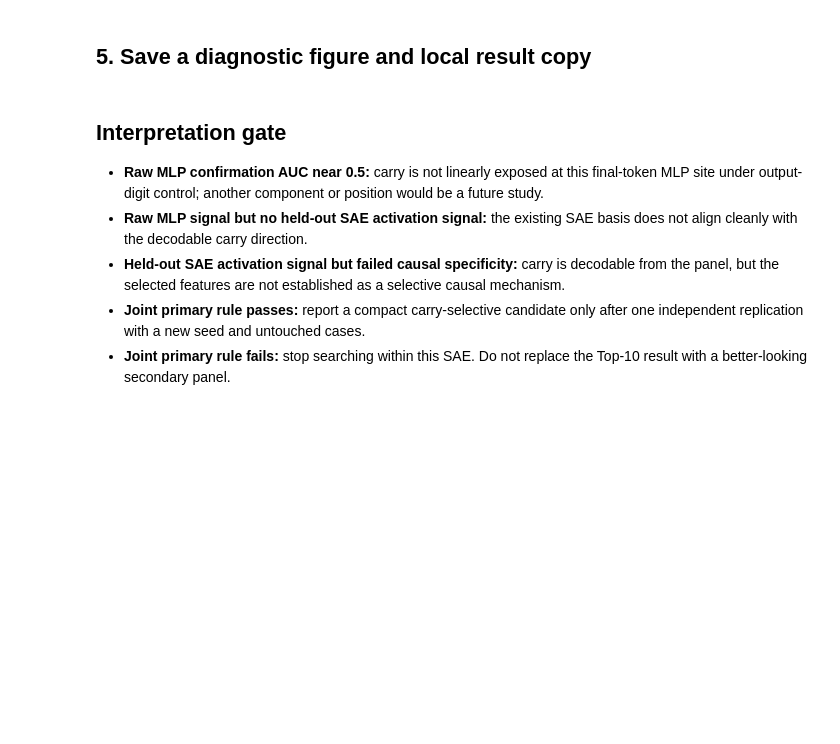
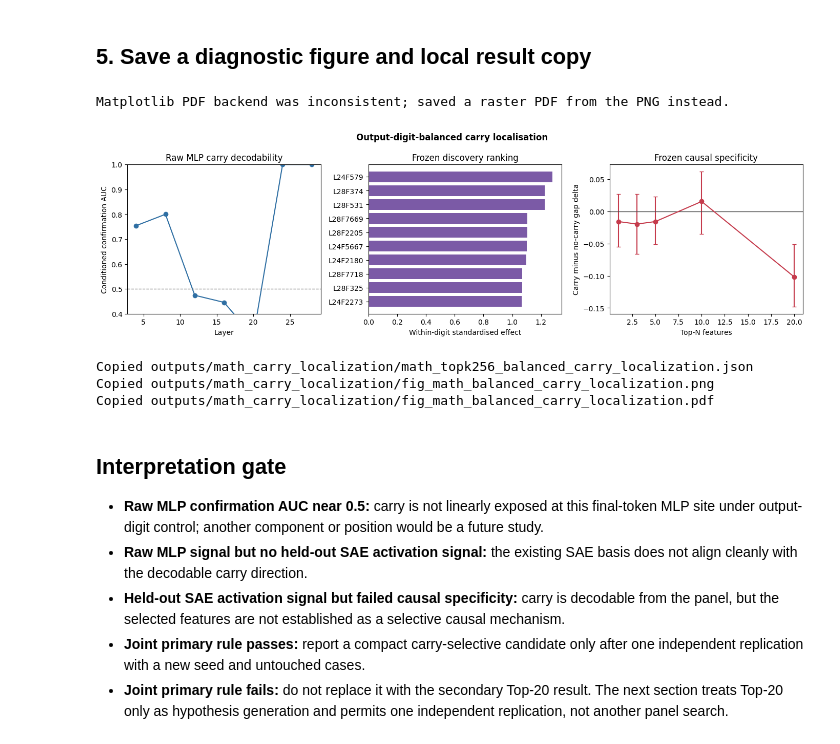
Before and after one commit to evey-dev/test_run, a Jupyter notebook: run_gpu_math_carry_balanced_localization.ipynb, the cells around one changed output. Drawn from its saved outputs; the diff is of its cells as text; code cells hidden in the pictures; blank space fills up the shorter version.

Commit message:
more math tests

```diff
--- a/run_gpu_math_carry_balanced_localization.ipynb
+++ b/run_gpu_math_carry_balanced_localization.ipynb
@@ -19,8 +19,22 @@ repo_url = 'https://github.com/evey-dev/test_run.git'
 repo_dir = '/content/test_run'
 
 def run_cmd(command):
-    print('$', ' '.join(map(str, command)))
-    subprocess.run(command, check=True)
+    print('$', ' '.join(map(str, command)), flush=True)
+    env = os.environ.copy()
+    env['PYTHONUNBUFFERED'] = '1'
+    process = subprocess.Popen(
+        command,
+        stdout=subprocess.PIPE,
+        stderr=subprocess.STDOUT,
+        text=True,
+        bufsize=1,
+        env=env,
+    )
+    for line in process.stdout:
+        print(line, end='', flush=True)
+    return_code = process.wait()
+    if return_code:
+        raise subprocess.CalledProcessError(return_code, command)
 
 github_ok = False
 try:
@@ -202,34 +325,51 @@ fig, axes = plt.subplots(1, 3, figsize=(14, 4.2))
 raw_layers = [row['layer'] for row in result['raw_mlp_localisation']]
 raw_auc = [row['confirmation']['output_digit_conditioned_auc'] for row in result['raw_mlp_localisation']]
 axes[0].plot(raw_layers, raw_auc, marker='o', color='#2F6FA3')
 axes[0].axhline(0.5, color='0.5', linestyle='--', linewidth=1)
 axes[0].set(title='Raw MLP carry decodability', xlabel='Layer', ylabel='Conditioned confirmation AUC', ylim=(0.4, 1.0))
 
 top = result['sae_feature_discovery']['top_200_ranking'][:10]
 axes[1].barh([row['key'] for row in reversed(top)], [row['conditional_standardised_effect'] for row in reversed(top)], color='#7B5AA6')
 axes[1].set(title='Frozen discovery ranking', xlabel='Within-digit standardised effect')
 
 ranked_panels = [panel for panel in result['causal_confirmation']['panels'] if panel['kind'] == 'balanced_activation_ranked_prefix']
 x = [panel['feature_count'] for panel in ranked_panels]
 y = [panel['causal_summary']['mean_paired_difference'] for panel in ranked_panels]
 lo = [panel['causal_summary']['bootstrap_95_ci_mean_paired_difference'][0] for panel in ranked_panels]
 hi = [panel['causal_summary']['bootstrap_95_ci_mean_paired_difference'][1] for panel in ranked_panels]
 axes[2].errorbar(x, y, yerr=[np.asarray(y) - np.asarray(lo), np.asarray(hi) - np.asarray(y)], marker='o', color='#C53B4C', capsize=3)
 axes[2].axhline(0, color='0.3', linewidth=1)
 axes[2].set(title='Frozen causal specificity', xlabel='Top-N features', ylabel='Carry minus no-carry gap delta')
 
 fig.suptitle('Output-digit-balanced carry localisation', fontweight='bold')
 fig.tight_layout()
 figure_png = DRIVE_OUTPUT / 'fig_math_balanced_carry_localization.png'
 figure_pdf = DRIVE_OUTPUT / 'fig_math_balanced_carry_localization.pdf'
 fig.savefig(figure_png, dpi=220, bbox_inches='tight')
-fig.savefig(figure_pdf, bbox_inches='tight')
+try:
+    fig.savefig(figure_pdf, bbox_inches='tight')
+except ImportError as exc:
+    # A live Colab kernel can retain an older font_manager after pip changes,
+    # while the deferred PDF backend comes from the new installation. Convert
+    # the successfully rendered PNG without importing that backend.
+    if 'FontPath' not in str(exc):
+        raise
+    from PIL import Image as PILImage
+    with PILImage.open(figure_png) as rendered:
+        rendered.convert('RGB').save(figure_pdf, 'PDF', resolution=220.0)
+    print('Matplotlib PDF backend was inconsistent; saved a raster PDF from the PNG instead.')
 plt.show()
 
 for source in (RESULT_PATH, figure_png, figure_pdf):
     destination = LOCAL_OUTPUT / source.name
     shutil.copy2(source, destination)
     print('Copied', destination)
+# %% [output]
+Matplotlib PDF backend was inconsistent; saved a raster PDF from the PNG instead.
+[figure, added]
+Copied outputs/math_carry_localization/math_topk256_balanced_carry_localization.json
+Copied outputs/math_carry_localization/fig_math_balanced_carry_localization.png
+Copied outputs/math_carry_localization/fig_math_balanced_carry_localization.pdf
 # %% [markdown]
 ## Interpretation gate
 
@@ -237,4 +377,4 @@ for source in (RESULT_PATH, figure_png, figure_pdf):
 - **Raw MLP signal but no held-out SAE activation signal:** the existing SAE basis does not align cleanly with the decodable carry direction.
 - **Held-out SAE activation signal but failed causal specificity:** carry is decodable from the panel, but the selected features are not established as a selective causal mechanism.
 - **Joint primary rule passes:** report a compact carry-selective candidate only after one independent replication with a new seed and untouched cases.
-- **Joint primary rule fails:** stop searching within this SAE. Do not replace the Top-10 result with a better-looking secondary panel.
+- **Joint primary rule fails:** do not replace it with the secondary Top-20 result. The next section treats Top-20 only as hypothesis generation and permits one independent replication, not another panel search.
```
Also changed, not shown: parts of 10 cells of this notebook, 6 other files.
